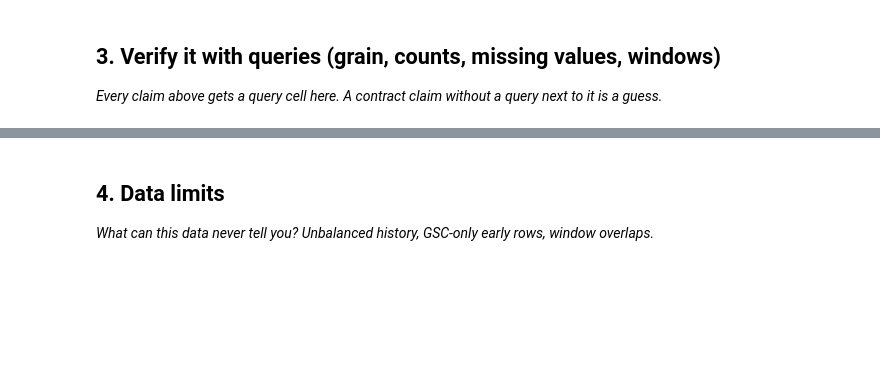
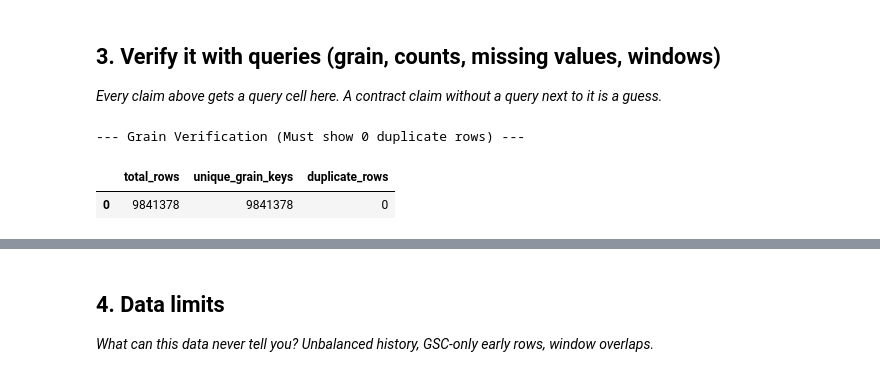
Before and after one commit to srvnkumr27/flyrank-ml-internship, a Jupyter notebook: work/notebooks/w03_data_contract.ipynb, the cells around one changed output, grey strips where cells are left out. Cells and saved outputs as stored; diff of their text form; code cells hidden in the pictures; blank space fills up the shorter version.

```diff
--- a/work/notebooks/w03_data_contract.ipynb
+++ b/work/notebooks/w03_data_contract.ipynb
@@ -18,3 +65,18 @@ This skeleton is yours to fill. Work the sections **in order** — each one has
 ## 3. Verify it with queries (grain, counts, missing values, windows)
 
 *Every claim above gets a query cell here. A contract claim without a query next to it is a guess.*
+# %%
+# --- Claim 1 Query: Grain Uniqueness ---
+query_grain = f"""
+SELECT
+    COUNT(*) AS total_rows,
+    COUNT(DISTINCT CONCAT(client_hash_id, '_', content_hash_id, '_', CAST(report_date AS VARCHAR))) AS unique_grain_keys,
+    COUNT(*) - COUNT(DISTINCT CONCAT(client_hash_id, '_', content_hash_id, '_', CAST(report_date AS VARCHAR))) AS duplicate_rows
+FROM read_parquet('{MID_PANEL_PATH}');
+"""
+print("--- Grain Verification (Must show 0 duplicate rows) ---")
+display(con.sql(query_grain).df())
+# %% [output]
+--- Grain Verification (Must show 0 duplicate rows) ---
+|  | total_rows | unique_grain_keys | duplicate_rows |
+| 0 | 9841378 | 9841378 | 0 |
```
Also changed, not shown: parts of 7 cells of this notebook.
